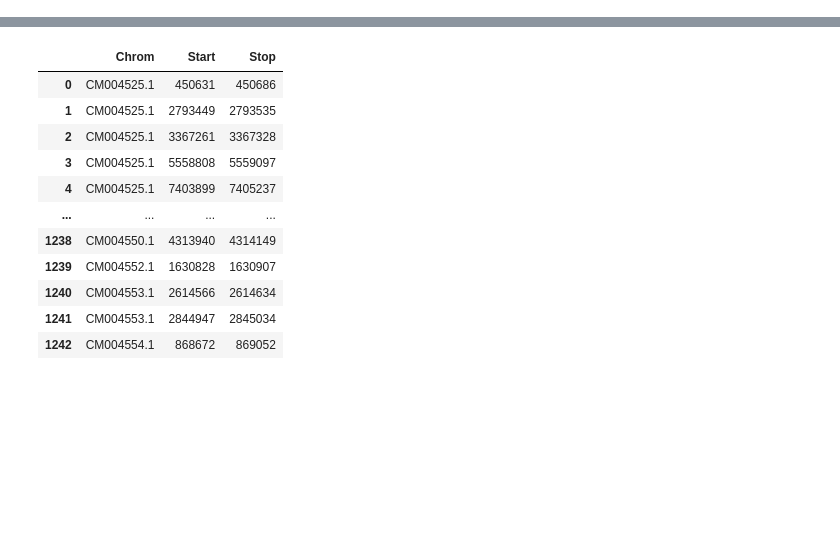
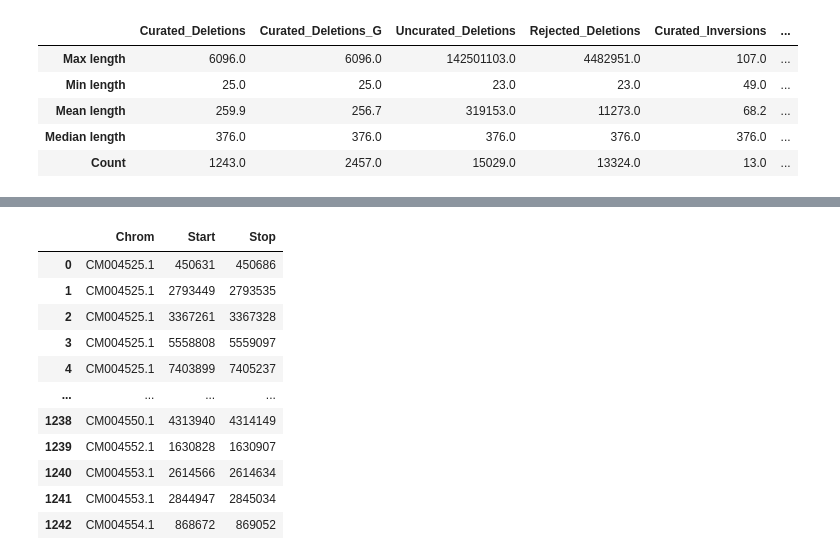
Before and after one commit to gdaviduu/House-Sparrow-Genome-Analysis, a Jupyter notebook: Plotting_Size_Histograms_for_SVs.ipynb, the cells around one changed output, grey strips where cells are left out. Saved outputs shown, nothing was run; the diff lists cells and outputs as text; code cells hidden in the pictures; blank space fills up the shorter version.

```diff
--- a/Plotting_Size_Histograms_for_SVs.ipynb
+++ b/Plotting_Size_Histograms_for_SVs.ipynb
@@ -31,0 +203,12 @@ s = sorted(Size)
+# %%
+merged = pd.concat([yesalldels,curateddelsG,uncurateddels,rejecteddels,curatedinvs,uncuratedinvs,curatedinvsG,curateddups,uncurateddups,curateddupsG], axis=1)
+merged
+
+#merged.to_csv("size_table.csv")
+# %% [output]
+|  | Curated_Deletions | Curated_Deletions_G | Uncurated_Deletions | Rejected_Deletions | Curated_Inversions | ... |
+| Max length | 6096.0 | 6096.0 | 142501103.0 | 4482951.0 | 107.0 | ... |
+| Min length | 25.0 | 25.0 | 23.0 | 23.0 | 49.0 | ... |
+| Mean length | 259.9 | 256.7 | 319153.0 | 11273.0 | 68.2 | ... |
+| Median length | 376.0 | 376.0 | 376.0 | 376.0 | 376.0 | ... |
+| Count | 1243.0 | 2457.0 | 15029.0 | 13324.0 | 13.0 | ... |
```
Also changed, not shown: parts of 27 cells of this notebook.
